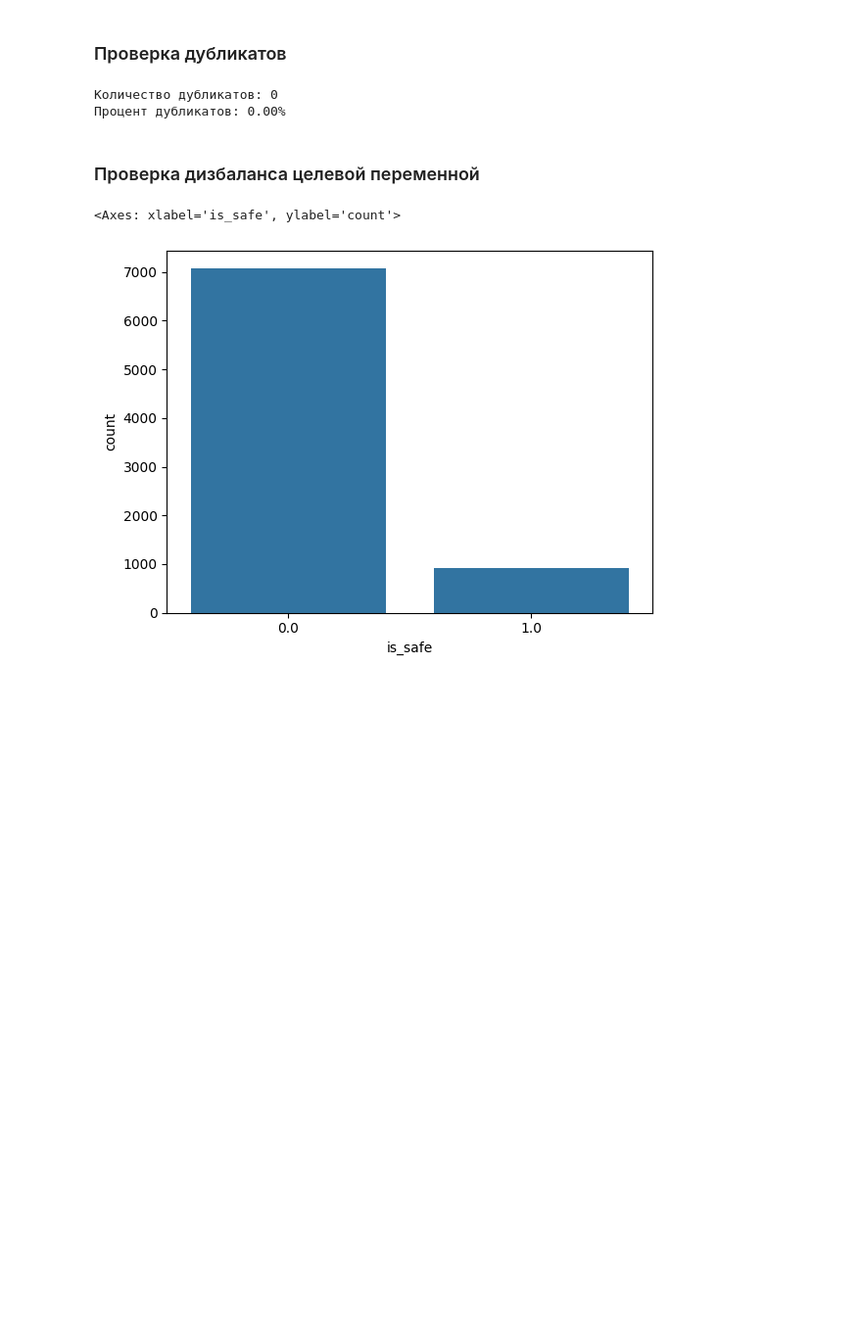
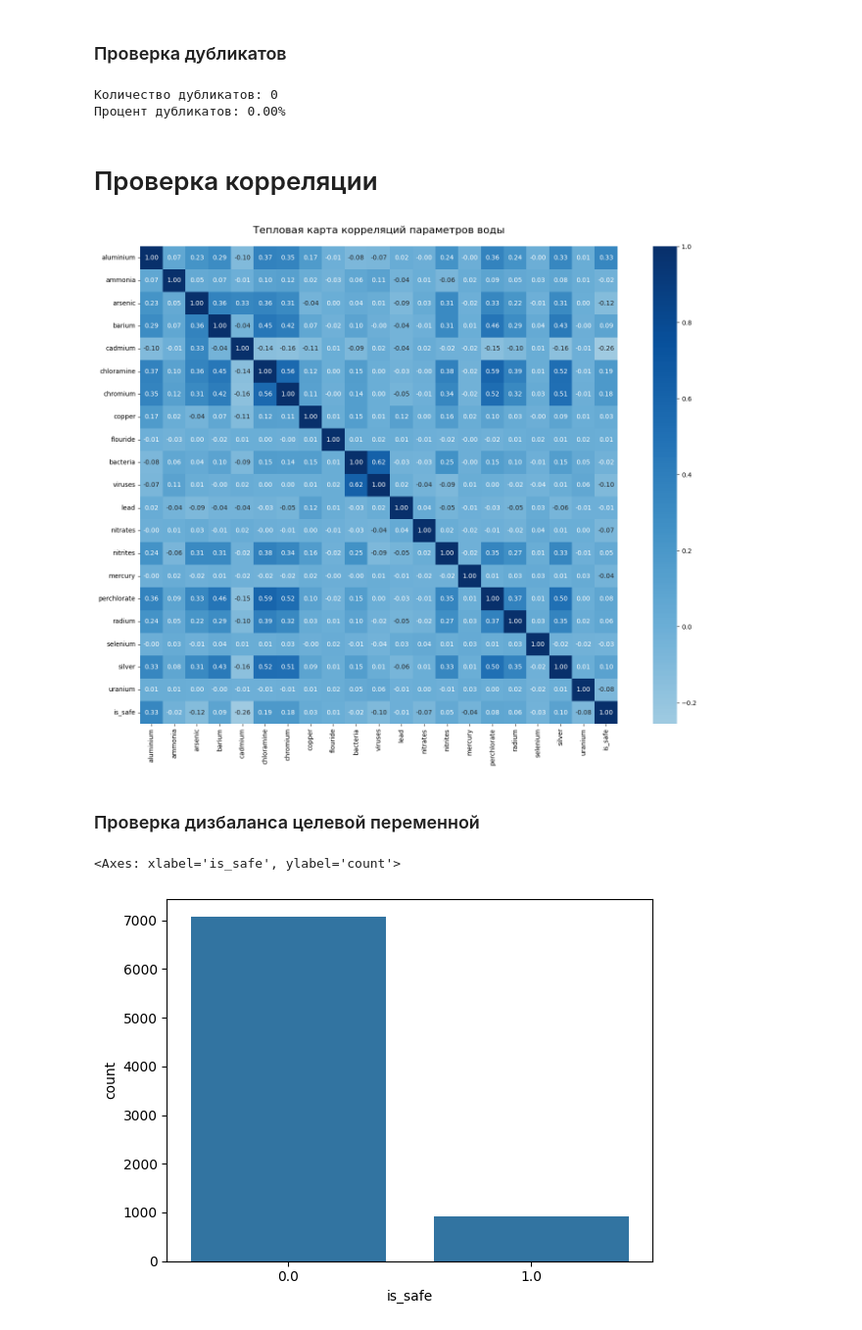
Before and after one commit to zheg1ov/gleb-project, a Jupyter notebook: notebooks/EDA.ipynb, the cells around one changed output. Shown at 98% size. Cells and saved outputs as stored; diff of their text form; code cells hidden in the pictures; blank space fills up the shorter version.

```diff
--- a/notebooks/EDA.ipynb
+++ b/notebooks/EDA.ipynb
@@ -188,6 +200,25 @@ print(f"Процент дубликатов: {(df.duplicated().sum() / len(df))
 # %% [output]
 Количество дубликатов: 0
 Процент дубликатов: 0.00%
+# %% [markdown]
+# Проверка корреляции
+# %%
+correlation_matrix = df.corr()
+
+# Создаем тепловую карту
+plt.figure(figsize=(16, 12))
+sns.heatmap(correlation_matrix,
+           annot=True,           # Показать числа в ячейках
+           cmap='Blues',     # Цветовая схема
+           center=0,            # Центр цветовой шкалы
+           fmt='.2f',           # Формат чисел
+           square=True)         # Квадратные ячейки
+
+plt.title('Тепловая карта корреляций параметров воды', fontsize=16, pad=20)
+plt.tight_layout()
+plt.show()
+# %% [output]
+[figure, added]
 # %% [markdown]
 ### Проверка дизбаланса целевой переменной
 # %%
```
Also changed, not shown: parts of 8 cells of this notebook.
